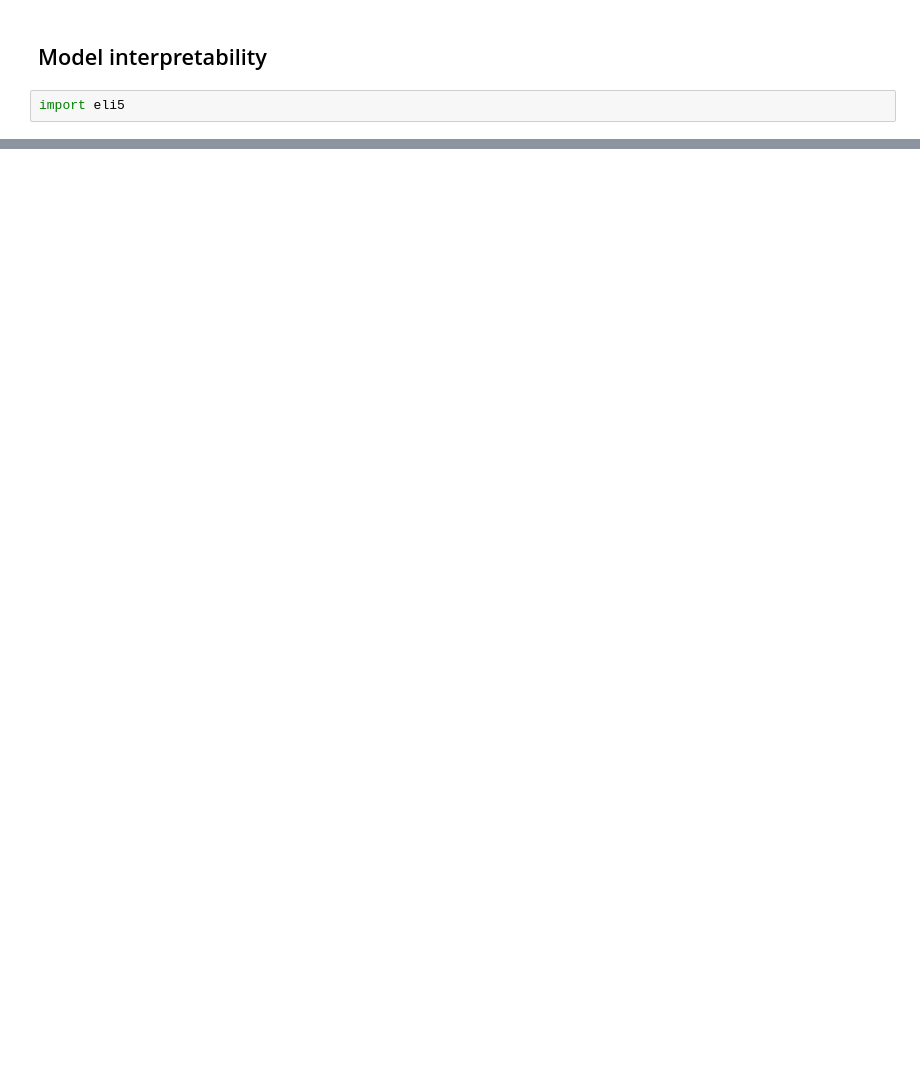
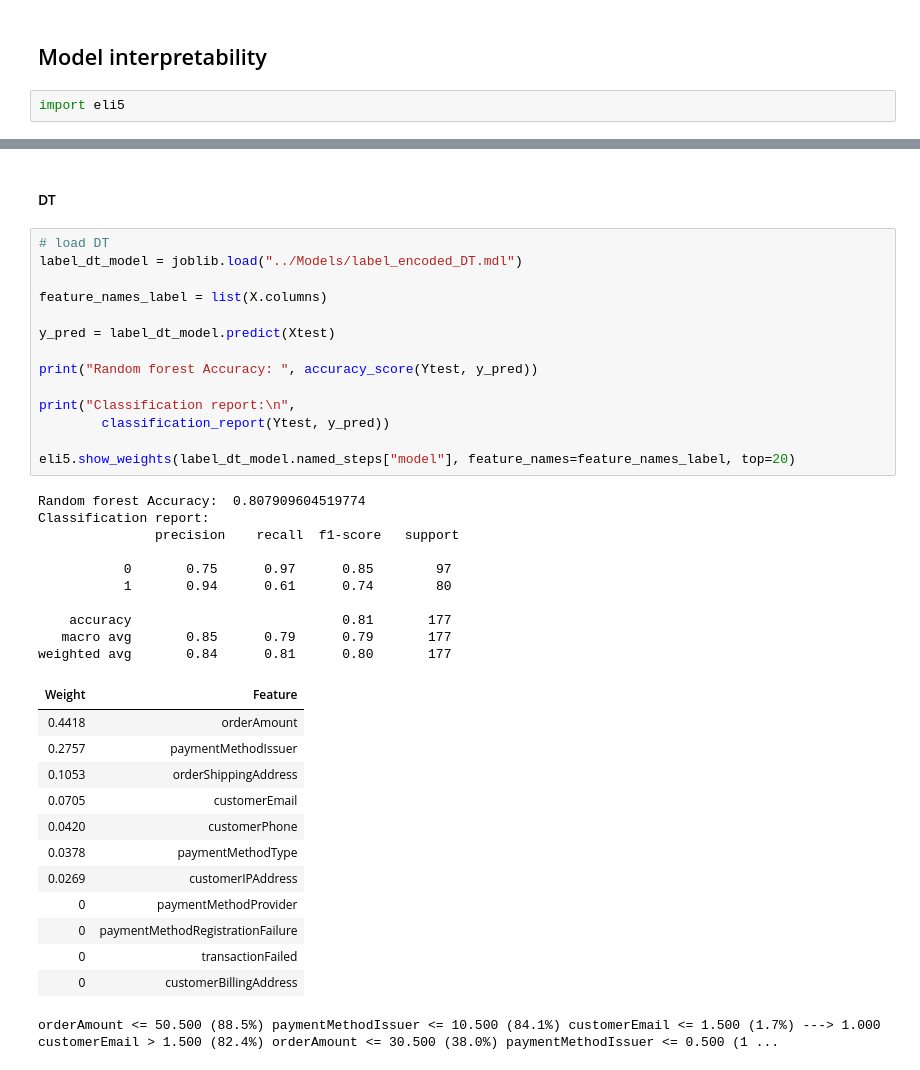
Before and after one commit to subash774/FraudDetection, a Jupyter notebook: Notebooks/EDA and ML.ipynb, the cells around one changed output, grey strips where cells are left out. Drawn from its saved outputs; the diff is of its cells as text; blank space fills up the shorter version.

```diff
--- a/Notebooks/EDA and ML.ipynb
+++ b/Notebooks/EDA and ML.ipynb
@@ -482,0 +553,40 @@ weighted avg       0.94      0.94      0.94       177
+# %% [markdown]
+#### DT
+# %%
+# load DT
+label_dt_model = joblib.load("../Models/label_encoded_DT.mdl")
+
+feature_names_label = list(X.columns)
+
+y_pred = label_dt_model.predict(Xtest)
+
+print("Random forest Accuracy: ", accuracy_score(Ytest, y_pred))
+
+print("Classification report:\n",
+        classification_report(Ytest, y_pred))
+
+eli5.show_weights(label_dt_model.named_steps["model"], feature_names=feature_names_label, top=20)
+# %% [output]
+Random forest Accuracy:  0.807909604519774
+Classification report:
+               precision    recall  f1-score   support
+
+           0       0.75      0.97      0.85        97
+           1       0.94      0.61      0.74        80
+
+    accuracy                           0.81       177
+   macro avg       0.85      0.79      0.79       177
+weighted avg       0.84      0.81      0.80       177
+| Weight | Feature |
+| 0.4418 | orderAmount |
+| 0.2757 | paymentMethodIssuer |
+| 0.1053 | orderShippingAddress |
+| 0.0705 | customerEmail |
+| 0.0420 | customerPhone |
+| 0.0378 | paymentMethodType |
+| 0.0269 | customerIPAddress |
+| 0 | paymentMethodProvider |
+| 0 | paymentMethodRegistrationFailure |
+| 0 | transactionFailed |
+| 0 | customerBillingAddress |
+orderAmount <= 50.500 (88.5%) paymentMethodIssuer <= 10.500 (84.1%) customerEmail <= 1.500 (1.7%) ---> 1.000 customerEmail > 1.500 (82.4%) orderAmount <= 30.500 (38.0%) paymentMethodIssuer <= 0.500 (1 ...
```
Also changed, not shown: parts of 21 cells of this notebook, 5 other files.
